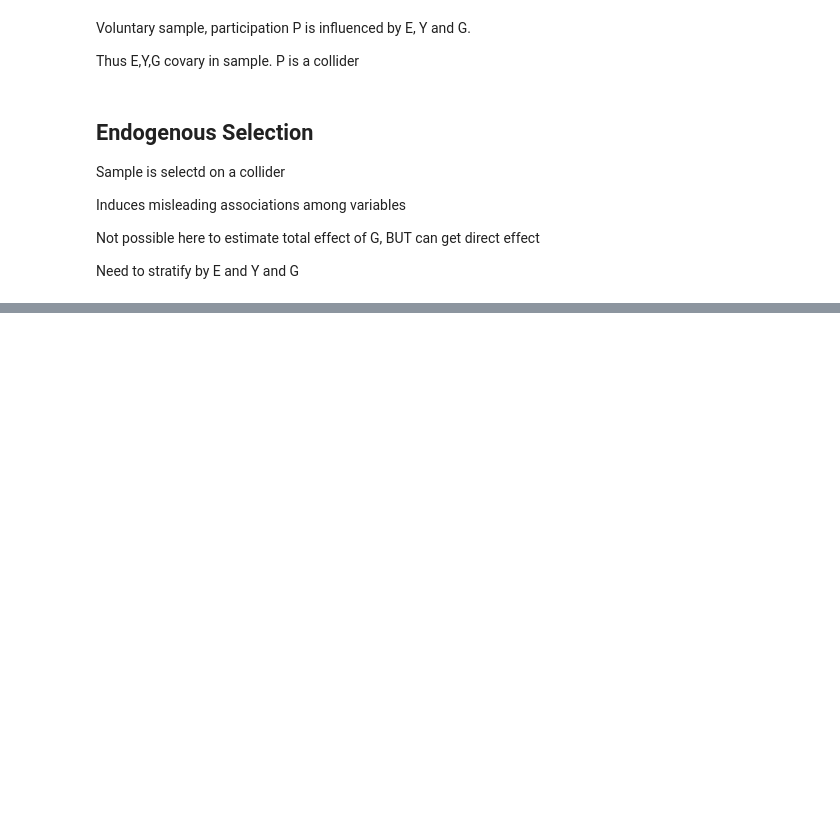
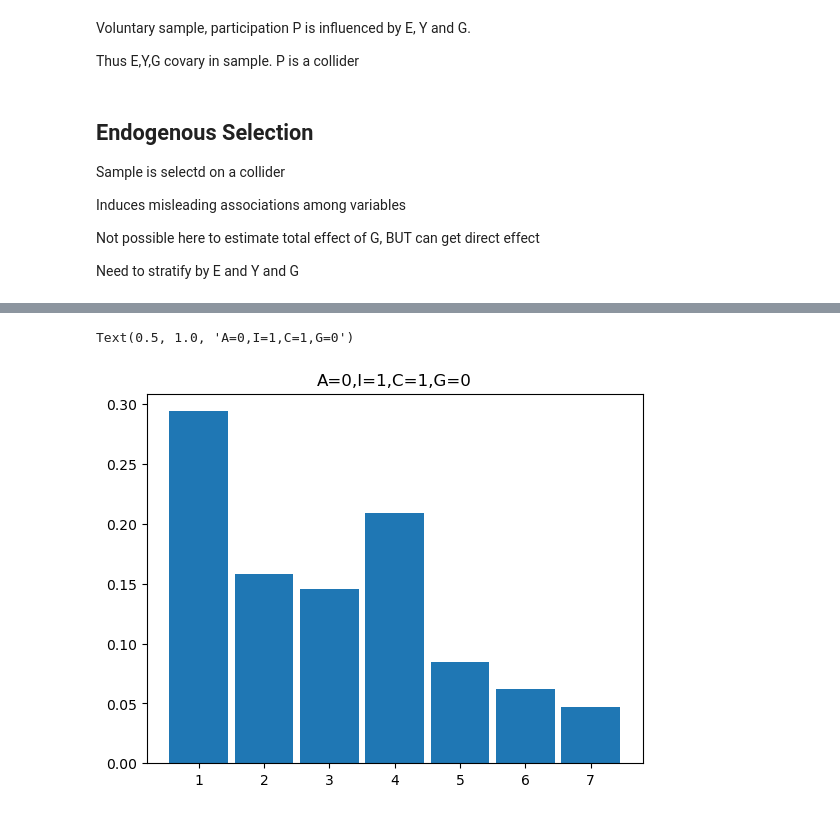
Before and after one commit to kpjmcg/Statistical-Rethinking-2023-Python-Notes, a Jupyter notebook: Lecture_11_2023.ipynb, the cells around one changed output, grey strips where cells are left out. Drawn from its saved outputs; the diff is of its cells as text; code cells hidden in the pictures; blank space fills up the shorter version.

```diff
--- a/Lecture_11_2023.ipynb
+++ b/Lecture_11_2023.ipynb
@@ -229,0 +325,8 @@ with pm.Model() as gender_m:
+# %%
+with gender_trolley:
+    pm.set_data({'A':[0]*9930,
+                 'I':[1]*9930,
+                 'C':[1]*9930,
+                 'G':[0]*9930})
+
+    r_011_g0 = pm.sample_posterior_predictive(gender_trace)
@@ -229,0 +342,6 @@ with pm.Model() as gender_m:
+# %%
+az.plot_dist(r_011_g0.posterior_predictive.Response + 1)
+plt.title('A=0,I=1,C=1,G=0')
+# %% [output]
+Text(0.5, 1.0, 'A=0,I=1,C=1,G=0')
+[figure, added]
```
Also changed, not shown: parts of 36 cells of this notebook.
